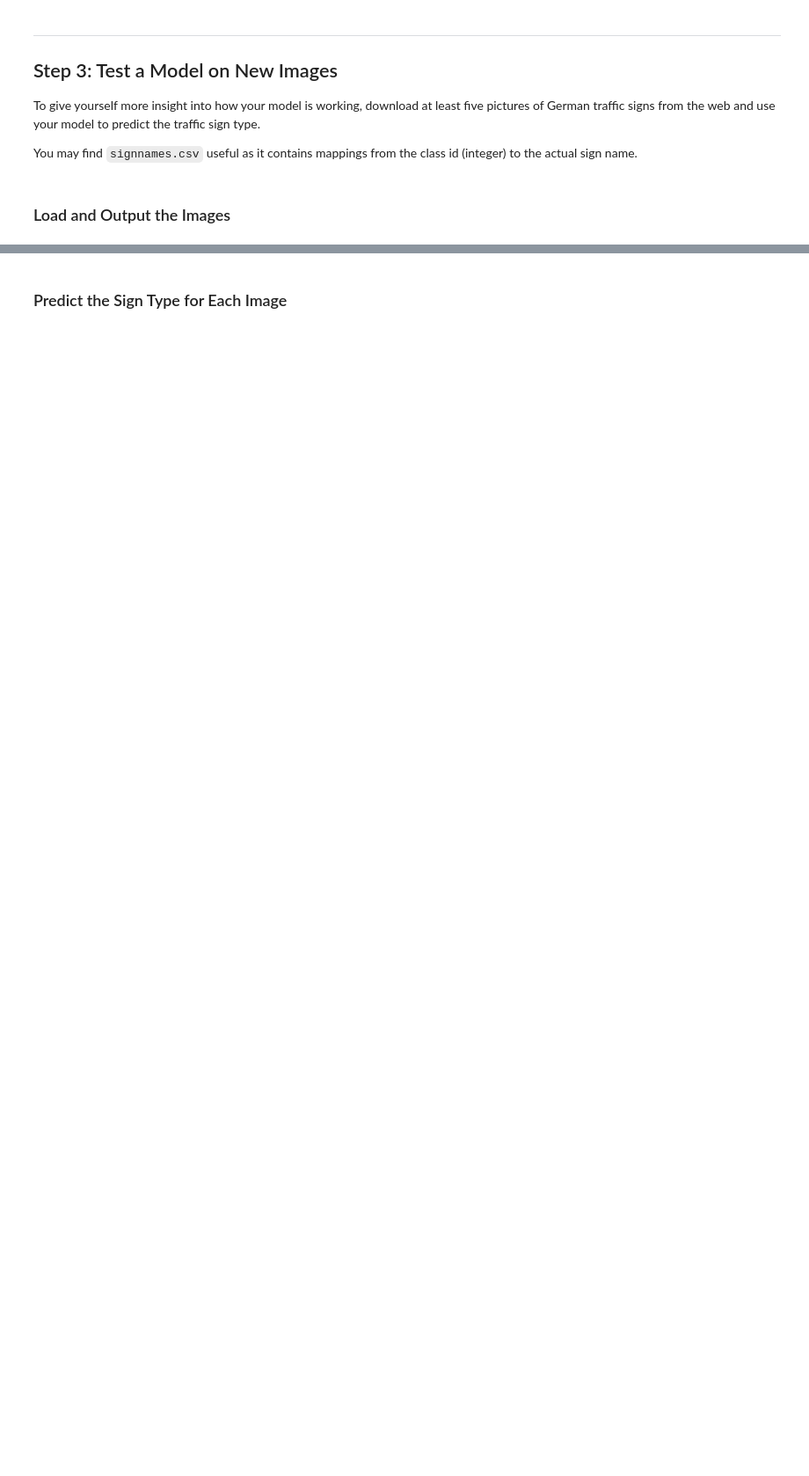
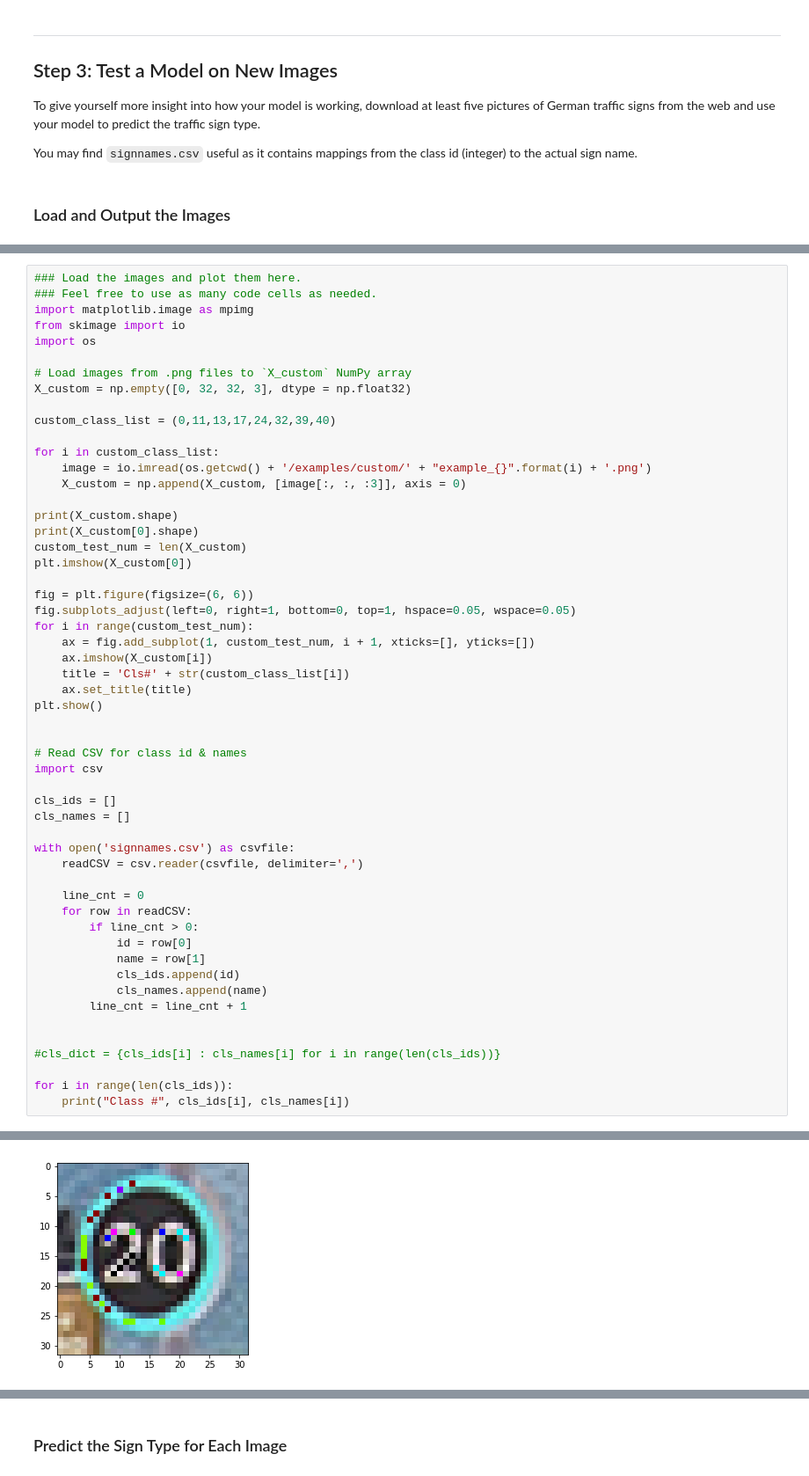
Before and after one commit to udacity/CarND-Traffic-Sign-Classifier-Project, a Jupyter notebook: Traffic_Sign_Classifier.ipynb, the cells around one changed output, grey strips where cells are left out. Shown at 88% size. Saved outputs shown, nothing was run; the diff lists cells and outputs as text; blank space fills up the shorter version.

```diff
--- a/Traffic_Sign_Classifier.ipynb
+++ b/Traffic_Sign_Classifier.ipynb
@@ -153,0 +380,55 @@ You may find `signnames.csv` useful as it contains mappings from the class id (i
+# %%
+### Load the images and plot them here.
+### Feel free to use as many code cells as needed.
+import matplotlib.image as mpimg
+from skimage import io
+import os
+
+# Load images from .png files to `X_custom` NumPy array
+X_custom = np.empty([0, 32, 32, 3], dtype = np.float32)
+
+custom_class_list = (0,11,13,17,24,32,39,40)
+
+for i in custom_class_list:
+    image = io.imread(os.getcwd() + '/examples/custom/' + "example_{}".format(i) + '.png')
+    X_custom = np.append(X_custom, [image[:, :, :3]], axis = 0)
+
+print(X_custom.shape)
+print(X_custom[0].shape)
+custom_test_num = len(X_custom)
+plt.imshow(X_custom[0])
+
+fig = plt.figure(figsize=(6, 6))
+fig.subplots_adjust(left=0, right=1, bottom=0, top=1, hspace=0.05, wspace=0.05)
+for i in range(custom_test_num):
+    ax = fig.add_subplot(1, custom_test_num, i + 1, xticks=[], yticks=[])
+    ax.imshow(X_custom[i])
+    title = 'Cls#' + str(custom_class_list[i])
+    ax.set_title(title)
+plt.show()
+
+
+# Read CSV for class id & names
+import csv
+
+cls_ids = []
+cls_names = []
+
+with open('signnames.csv') as csvfile:
+    readCSV = csv.reader(csvfile, delimiter=',')
+
+    line_cnt = 0
+    for row in readCSV:
+        if line_cnt > 0:
+            id = row[0]
+            name = row[1]
+            cls_ids.append(id)
+            cls_names.append(name)
+        line_cnt = line_cnt + 1
+
+
+#cls_dict = {cls_ids[i] : cls_names[i] for i in range(len(cls_ids))}
+
+for i in range(len(cls_ids)):
+    print("Class #", cls_ids[i], cls_names[i])
+# %% [output]
@@ -153,0 +437 @@ You may find `signnames.csv` useful as it contains mappings from the class id (i
+[figure, added]
```
Also changed, not shown: parts of 15 cells of this notebook, 16 other files.
